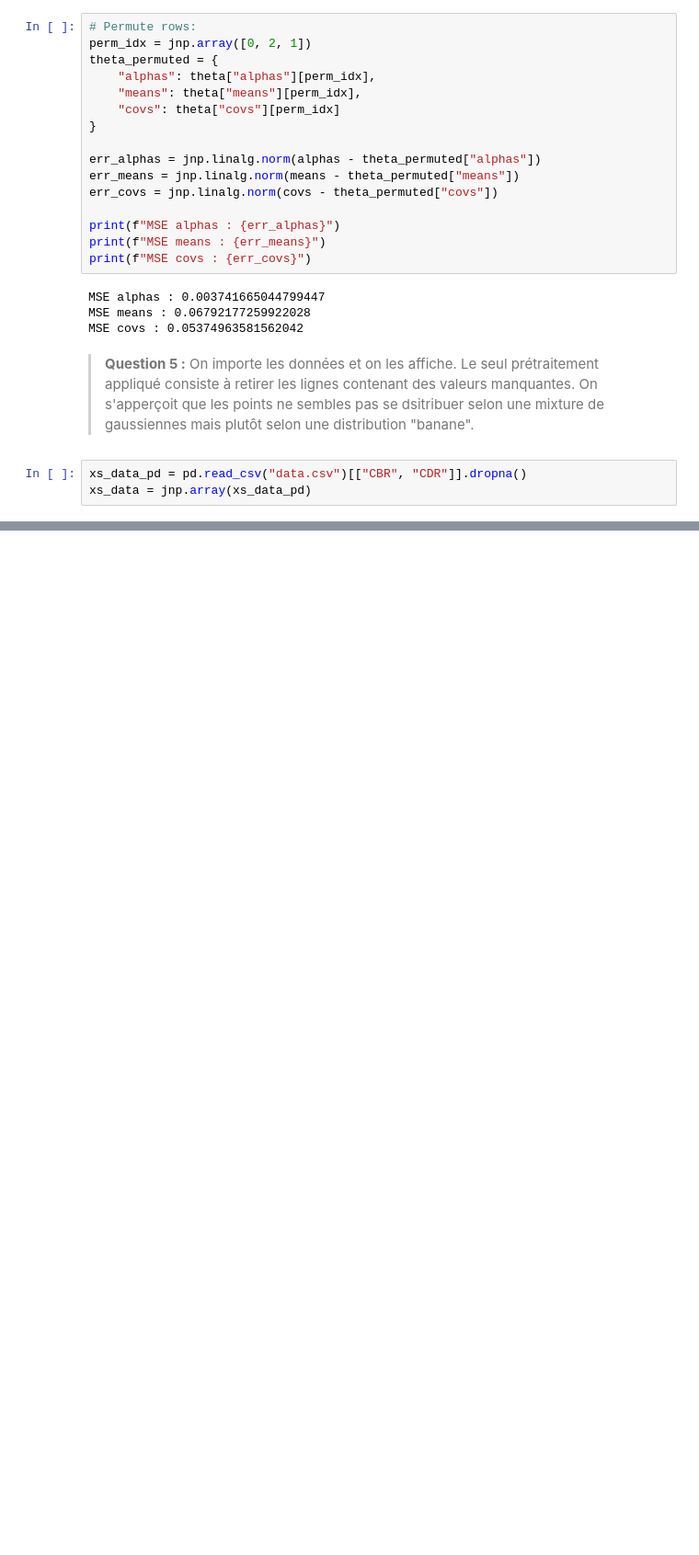
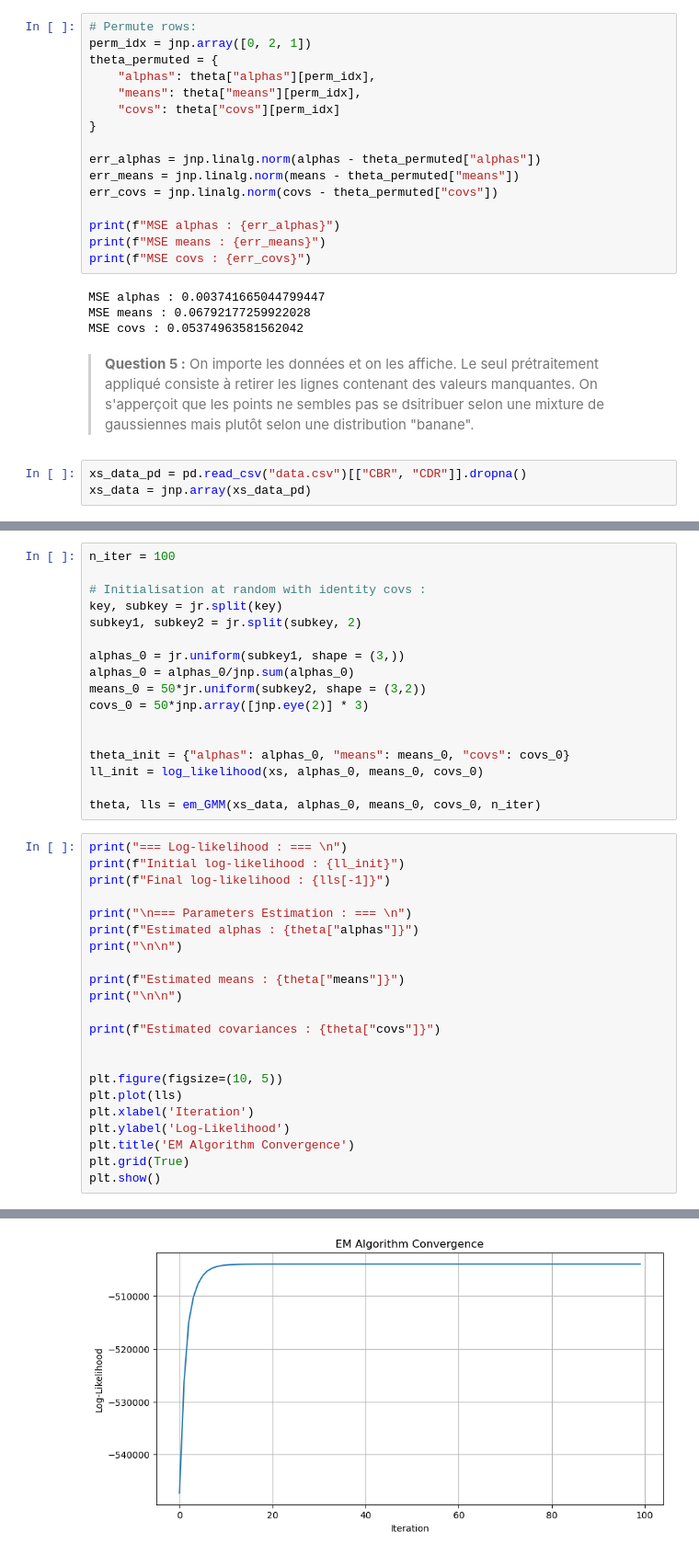
Before and after one commit to abelmaxv/TP-Comp-Stats, a Jupyter notebook: TP2/TP2.ipynb, the cells around one changed output, grey strips where cells are left out. Shown at 92% size. Saved outputs shown, nothing was run; the diff lists cells and outputs as text; blank space fills up the shorter version.

```diff
--- a/TP2/TP2.ipynb
+++ b/TP2/TP2.ipynb
@@ -397,0 +417,40 @@ plt.show()
+# %%
+n_iter = 100
+
+# Initialisation at random with identity covs :
+key, subkey = jr.split(key)
+subkey1, subkey2 = jr.split(subkey, 2)
+
+alphas_0 = jr.uniform(subkey1, shape = (3,))
+alphas_0 = alphas_0/jnp.sum(alphas_0)
+means_0 = 50*jr.uniform(subkey2, shape = (3,2))
+covs_0 = 50*jnp.array([jnp.eye(2)] * 3)
+
+
+theta_init = {"alphas": alphas_0, "means": means_0, "covs": covs_0}
+ll_init = log_likelihood(xs, alphas_0, means_0, covs_0)
+
+theta, lls = em_GMM(xs_data, alphas_0, means_0, covs_0, n_iter)
+# %%
+print("=== Log-likelihood : === \n")
+print(f"Initial log-likelihood : {ll_init}")
+print(f"Final log-likelihood : {lls[-1]}")
+
+print("\n=== Parameters Estimation : === \n")
+print(f"Estimated alphas : {theta["alphas"]}")
+print("\n\n")
+
+print(f"Estimated means : {theta["means"]}")
+print("\n\n")
+
+print(f"Estimated covariances : {theta["covs"]}")
+
+
+plt.figure(figsize=(10, 5))
+plt.plot(lls)
+plt.xlabel('Iteration')
+plt.ylabel('Log-Likelihood')
+plt.title('EM Algorithm Convergence')
+plt.grid(True)
+plt.show()
+# %% [output]
@@ -397,0 +474 @@ plt.show()
+[figure, added]
```
Also changed, not shown: parts of 16 cells of this notebook.
